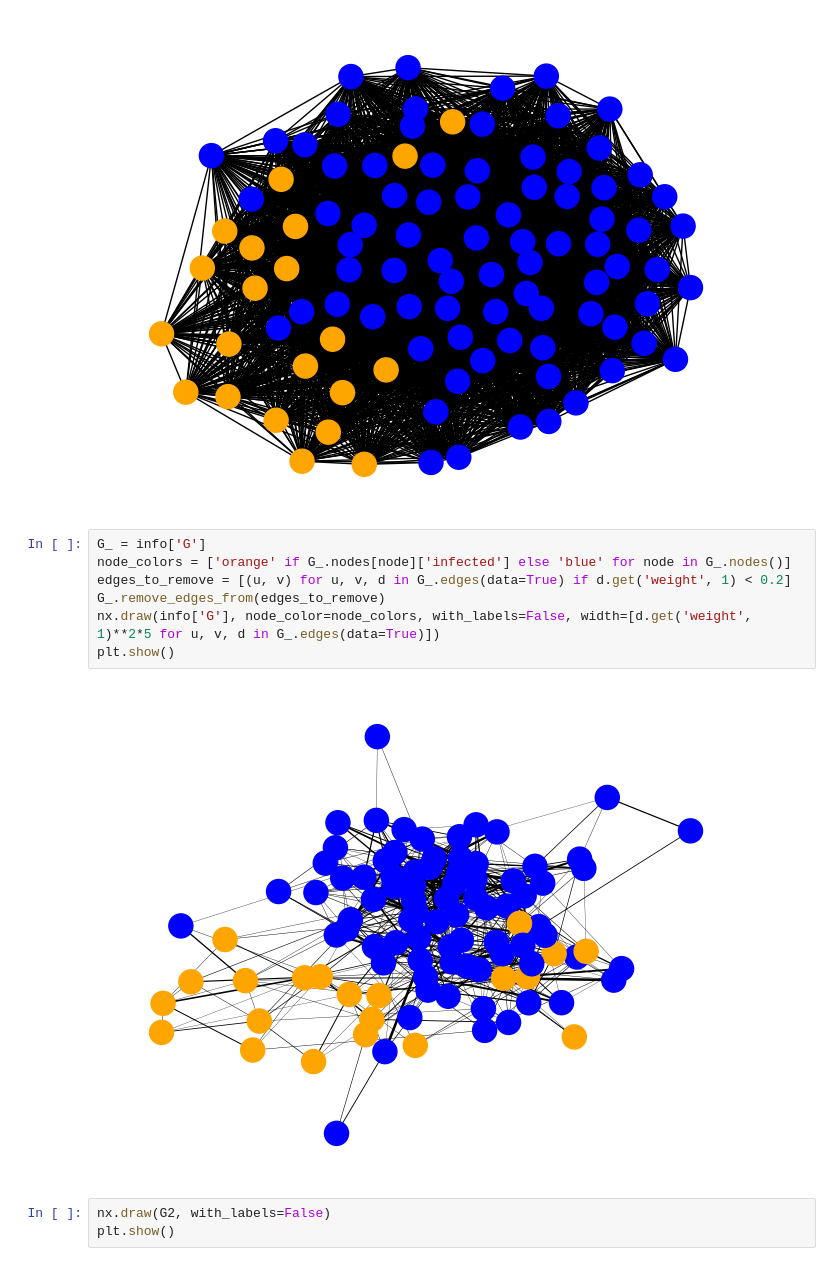
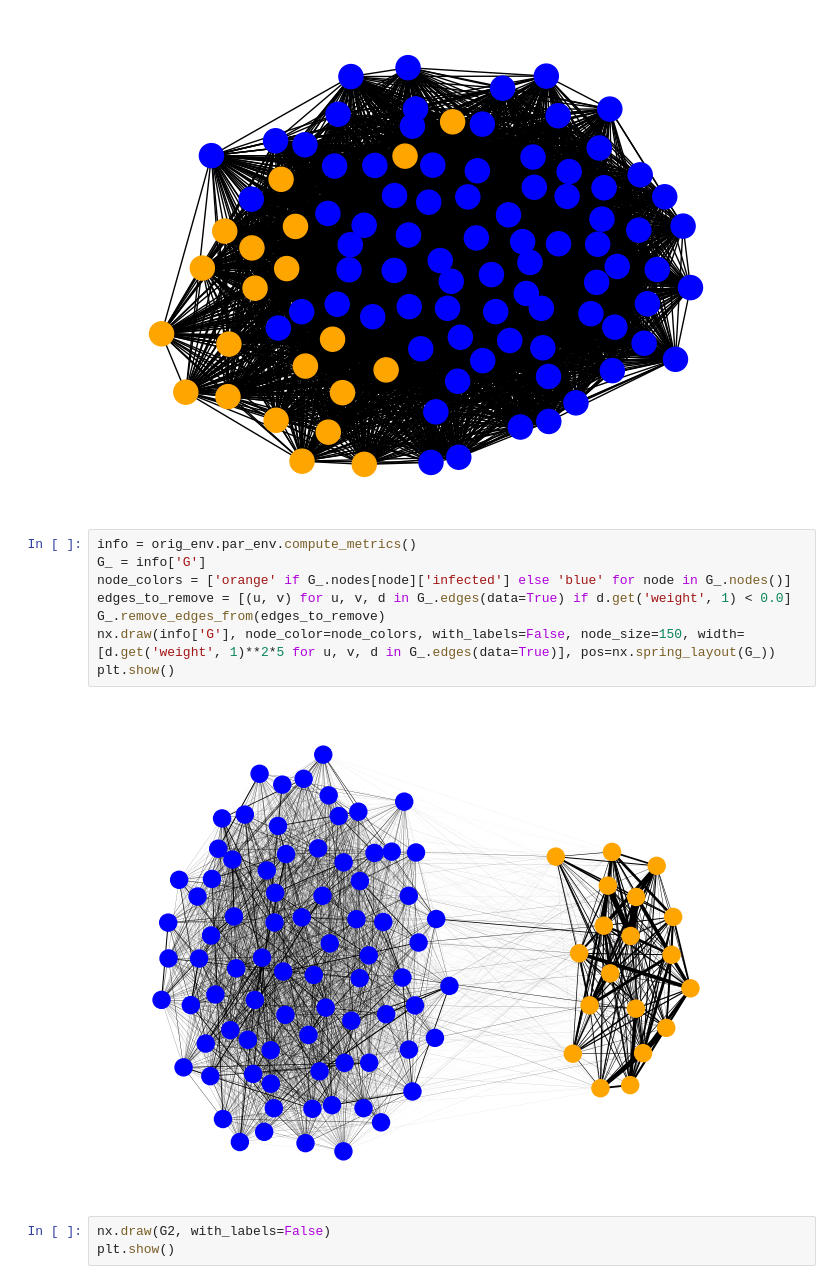
Before and after one commit to JuiceVodka/SV_2024-25_groupF, a Jupyter notebook: src/eval.ipynb, the cells around one changed output. Cells and saved outputs as stored; diff of their text form.

```diff
--- a/src/eval.ipynb
+++ b/src/eval.ipynb
@@ -111,14 +204,15 @@ plt.show()
 Final results: {'average_clustering': 0.06358314060367641, 'network_efficiency': 0.8894949494949494, 'density': 0.778989898989899, 'modularity': 0.0498284818154661, 'average_degree_centrality': 0.7789 ...
 [figure]
 # %%
+info = orig_env.par_env.compute_metrics()
 G_ = info['G']
 node_colors = ['orange' if G_.nodes[node]['infected'] else 'blue' for node in G_.nodes()]
-edges_to_remove = [(u, v) for u, v, d in G_.edges(data=True) if d.get('weight', 1) < 0.2]
+edges_to_remove = [(u, v) for u, v, d in G_.edges(data=True) if d.get('weight', 1) < 0.0]
 G_.remove_edges_from(edges_to_remove)
-nx.draw(info['G'], node_color=node_colors, with_labels=False, width=[d.get('weight', 1)**2*5 for u, v, d in G_.edges(data=True)])
+nx.draw(info['G'], node_color=node_colors, with_labels=False, node_size=150, width=[d.get('weight', 1)**2*5 for u, v, d in G_.edges(data=True)], pos=nx.spring_layout(G_))
 plt.show()
 # %% [output]
-[figure, old version]
+[figure, new version]
 # %%
 nx.draw(G2, with_labels=False)
 plt.show()
```
Also changed, not shown: parts of 3 cells of this notebook, 3 other files.
